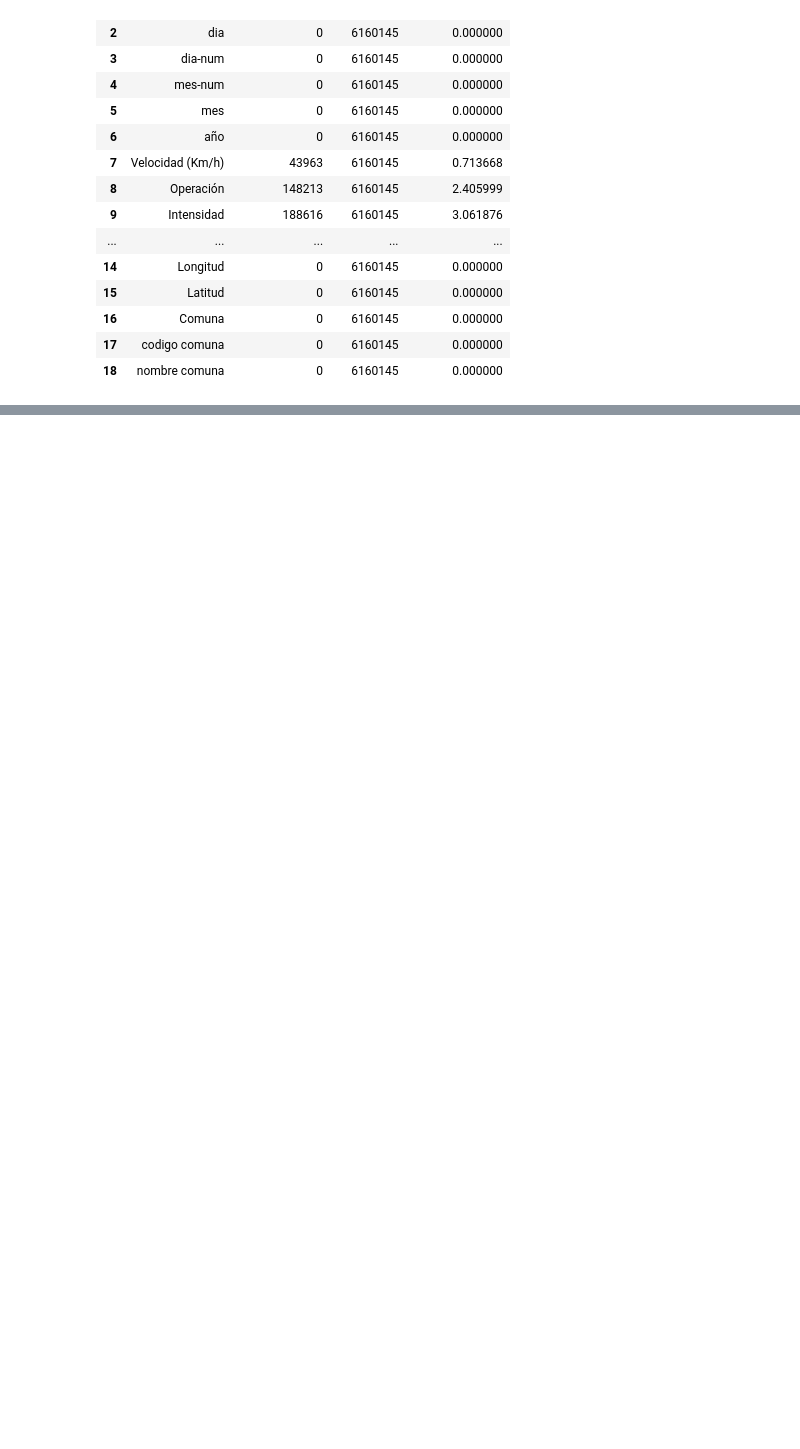
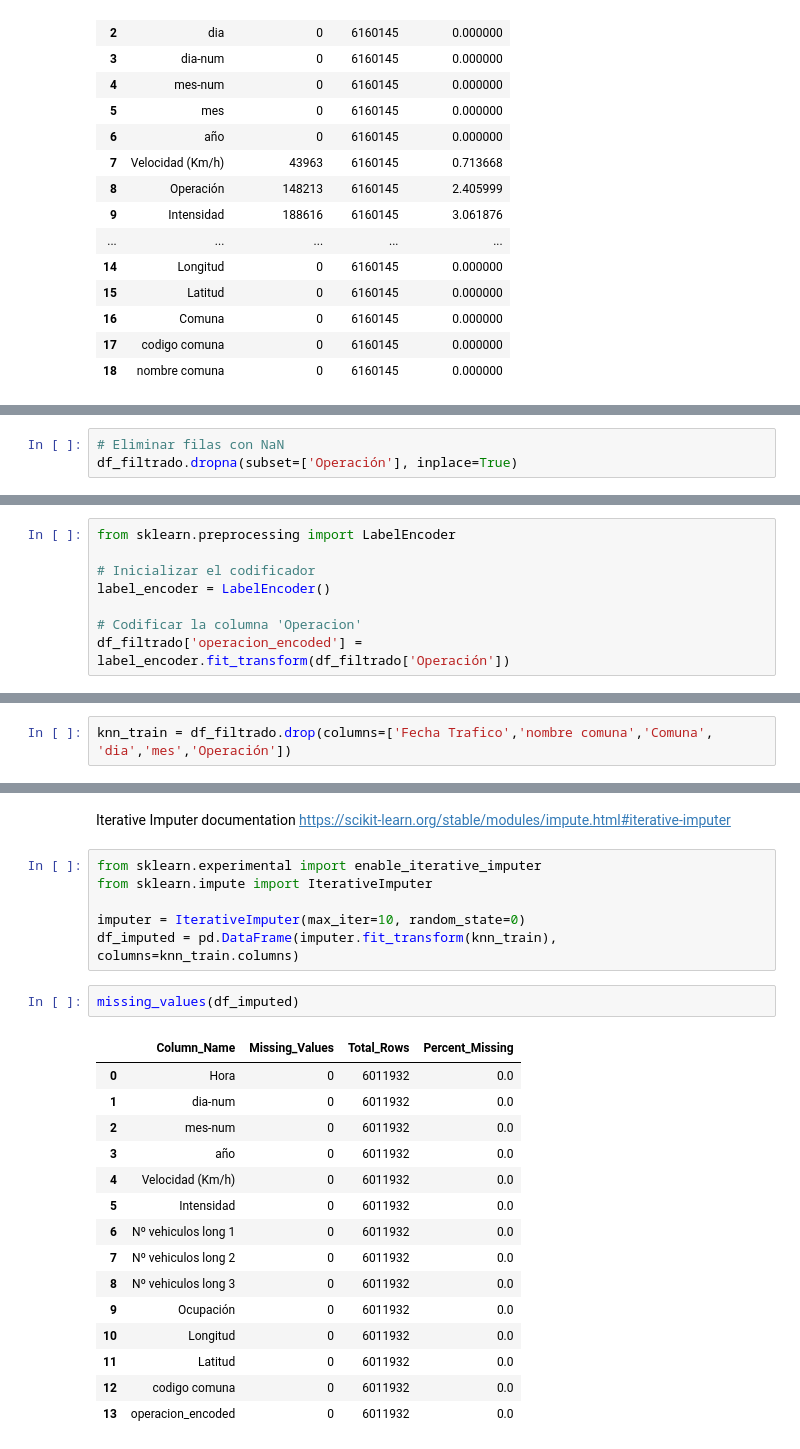
Before and after one commit to Matu10100/AirQuality_Prediction, a Jupyter notebook: Programacion/PreProcess_MobTrain.ipynb, the cells around one changed output, grey strips where cells are left out. Drawn from its saved outputs; the diff is of its cells as text; blank space fills up the shorter version.

Commit message:
Tratamiento nulos de mobilidad con Iterative Imputer, reviso variables categoricas y dejo listo el dataset para que sea unido con el de calidad de aire

```diff
--- a/Programacion/PreProcess_MobTrain.ipynb
+++ b/Programacion/PreProcess_MobTrain.ipynb
@@ -345,0 +284,3 @@ missing_values(df_filtrado)
+# %%
+# Eliminar filas con NaN
+df_filtrado.dropna(subset=['Operación'], inplace=True)
@@ -345,0 +294,8 @@ missing_values(df_filtrado)
+# %%
+from sklearn.preprocessing import LabelEncoder
+
+# Inicializar el codificador
+label_encoder = LabelEncoder()
+
+# Codificar la columna 'Operacion'
+df_filtrado['operacion_encoded'] = label_encoder.fit_transform(df_filtrado['Operación'])
@@ -345,0 +337,2 @@ missing_values(df_filtrado)
+# %%
+knn_train = df_filtrado.drop(columns=['Fecha Trafico','nombre comuna','Comuna', 'dia','mes','Operación'])
@@ -345,0 +353,26 @@ missing_values(df_filtrado)
+# %% [markdown]
+Iterative Imputer documentation https://scikit-learn.org/stable/modules/impute.html#iterative-imputer
+# %%
+from sklearn.experimental import enable_iterative_imputer
+from sklearn.impute import IterativeImputer
+
+imputer = IterativeImputer(max_iter=10, random_state=0)
+df_imputed = pd.DataFrame(imputer.fit_transform(knn_train), columns=knn_train.columns)
+# %%
+missing_values(df_imputed)
+# %% [output]
+|  | Column_Name | Missing_Values | Total_Rows | Percent_Missing |
+| 0 | Hora | 0 | 6011932 | 0.0 |
+| 1 | dia-num | 0 | 6011932 | 0.0 |
+| 2 | mes-num | 0 | 6011932 | 0.0 |
+| 3 | año | 0 | 6011932 | 0.0 |
+| 4 | Velocidad (Km/h) | 0 | 6011932 | 0.0 |
+| 5 | Intensidad | 0 | 6011932 | 0.0 |
+| 6 | Nº vehiculos long 1 | 0 | 6011932 | 0.0 |
+| 7 | Nº vehiculos long 2 | 0 | 6011932 | 0.0 |
+| 8 | Nº vehiculos long 3 | 0 | 6011932 | 0.0 |
+| 9 | Ocupación | 0 | 6011932 | 0.0 |
+| 10 | Longitud | 0 | 6011932 | 0.0 |
+| 11 | Latitud | 0 | 6011932 | 0.0 |
+| 12 | codigo comuna | 0 | 6011932 | 0.0 |
+| 13 | operacion_encoded | 0 | 6011932 | 0.0 |
```
Also changed, not shown: parts of 25 cells of this notebook, 1 other file.
